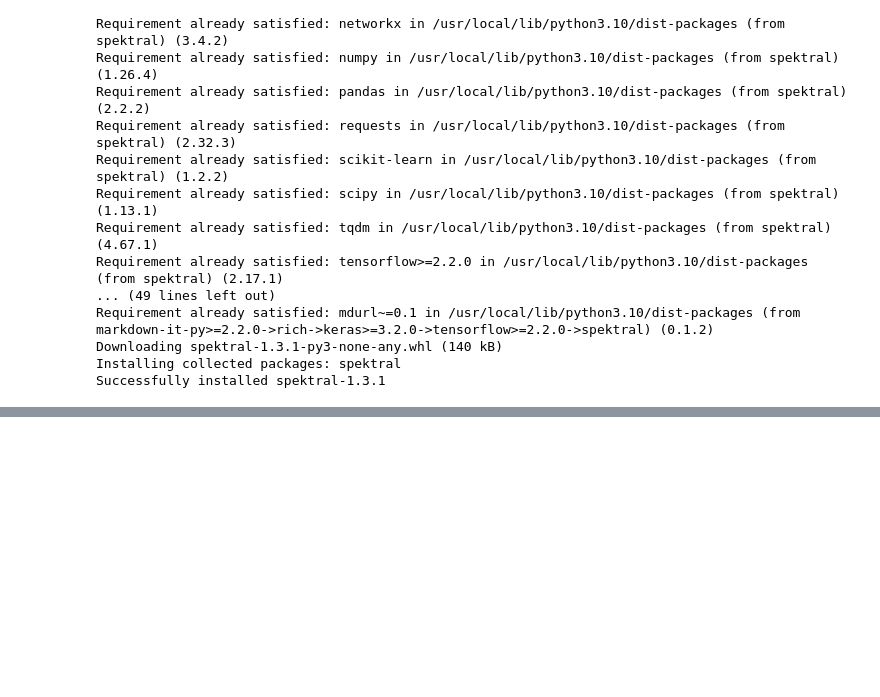
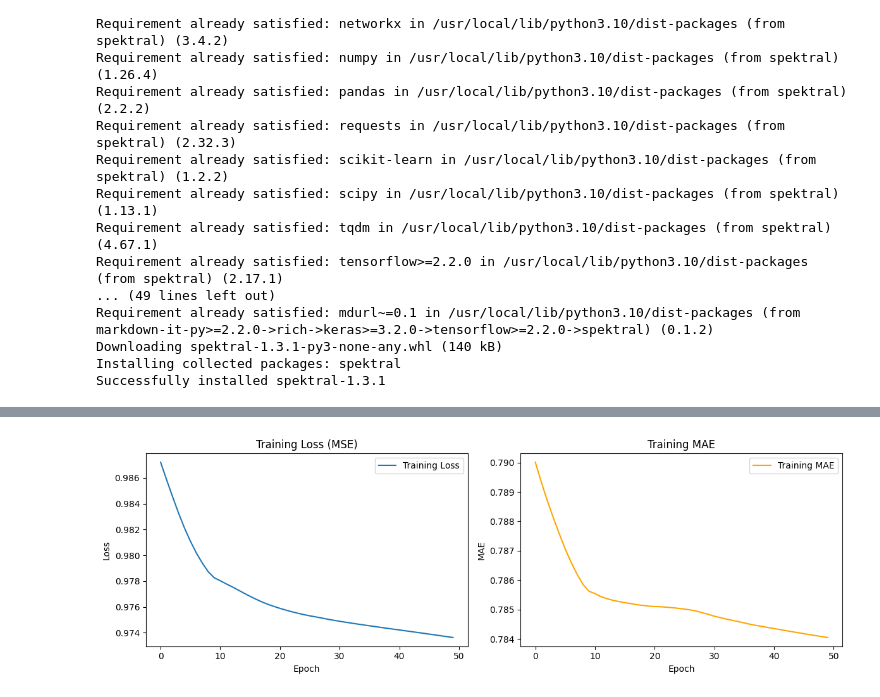
Before and after one commit to rana2hin/False-Data-Injection-Attack, a Jupyter notebook: FDIA_Hybrid_Model.ipynb, the cells around one changed output, grey strips where cells are left out. Saved outputs shown, nothing was run; the diff lists cells and outputs as text; code cells hidden in the pictures; blank space fills up the shorter version.

```diff
--- a/FDIA_Hybrid_Model.ipynb
+++ b/FDIA_Hybrid_Model.ipynb
@@ -285,7 +336,7 @@ def example_usage(n_nodes=34, feature_dim=16):
     history = model.fit(
         [features_batch, adj_batch],
         targets_batch,
-        epochs=10,
+        epochs=50,
         batch_size=1,
         verbose=1
     )
@@ -296,4 +347,31 @@ def example_usage(n_nodes=34, feature_dim=16):
 n_nodes = 34
 feature_dim = 16
 gnn_model, history = example_usage(n_nodes=n_nodes, feature_dim=feature_dim)
+
+import matplotlib.pyplot as plt
+
+def plot_performance(history):
+    plt.figure(figsize=(12, 4))
+
+    # Plot Loss
+    plt.subplot(1, 2, 1)
+    plt.plot(history.history['loss'], label='Training Loss')
+    plt.title('Training Loss (MSE)')
+    plt.xlabel('Epoch')
+    plt.ylabel('Loss')
+    plt.legend()
+
+    # Plot MAE
+    plt.subplot(1, 2, 2)
+    plt.plot(history.history['mae'], label='Training MAE', color='orange')
+    plt.title('Training MAE')
+    plt.xlabel('Epoch')
+    plt.ylabel('MAE')
+    plt.legend()
+
+    plt.tight_layout()
+    plt.show()
+
+# Plot the training metrics
+plot_performance(history)
 # %% [output]
@@ -320,3 +395,4 @@ Epoch 10/10
+[figure, added]
 # %%
 # ===============================
 # Step 4: Build the RNN with Attention Mechanism (RNN+AM)
```
Also changed, not shown: parts of 4 cells of this notebook.
